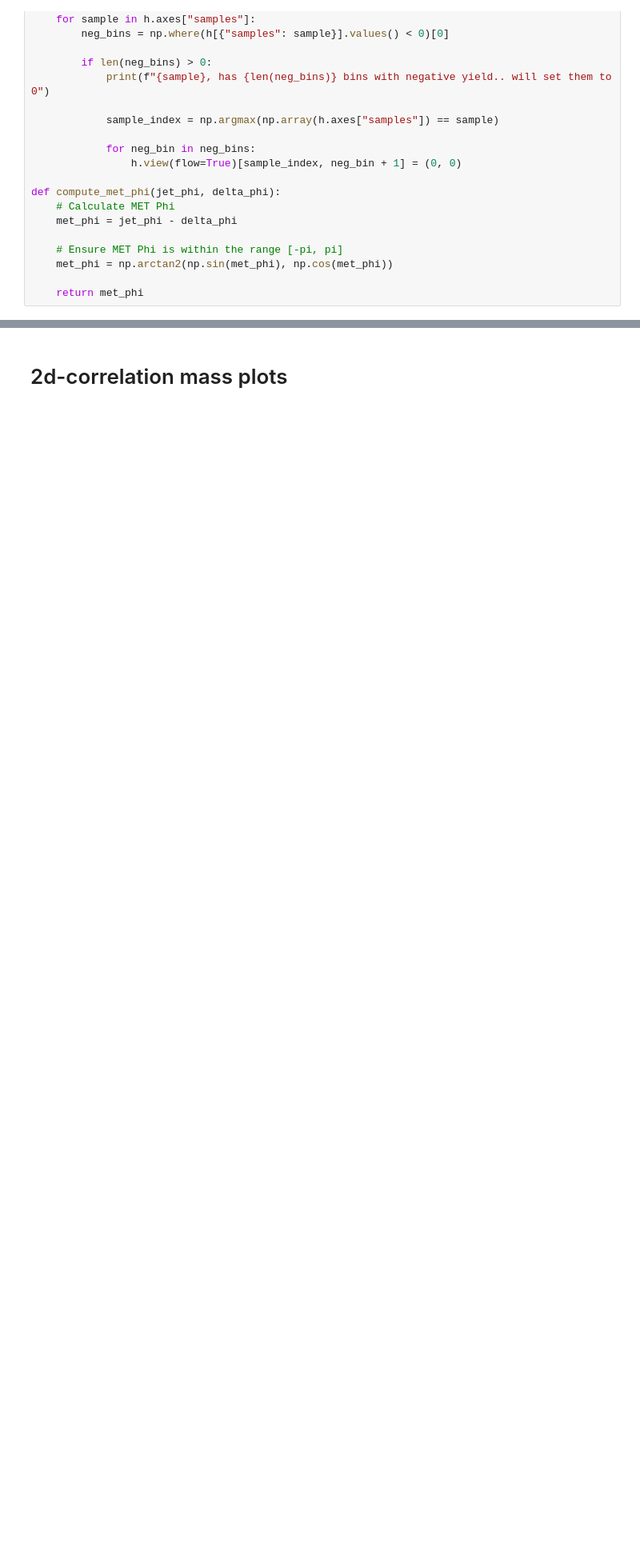
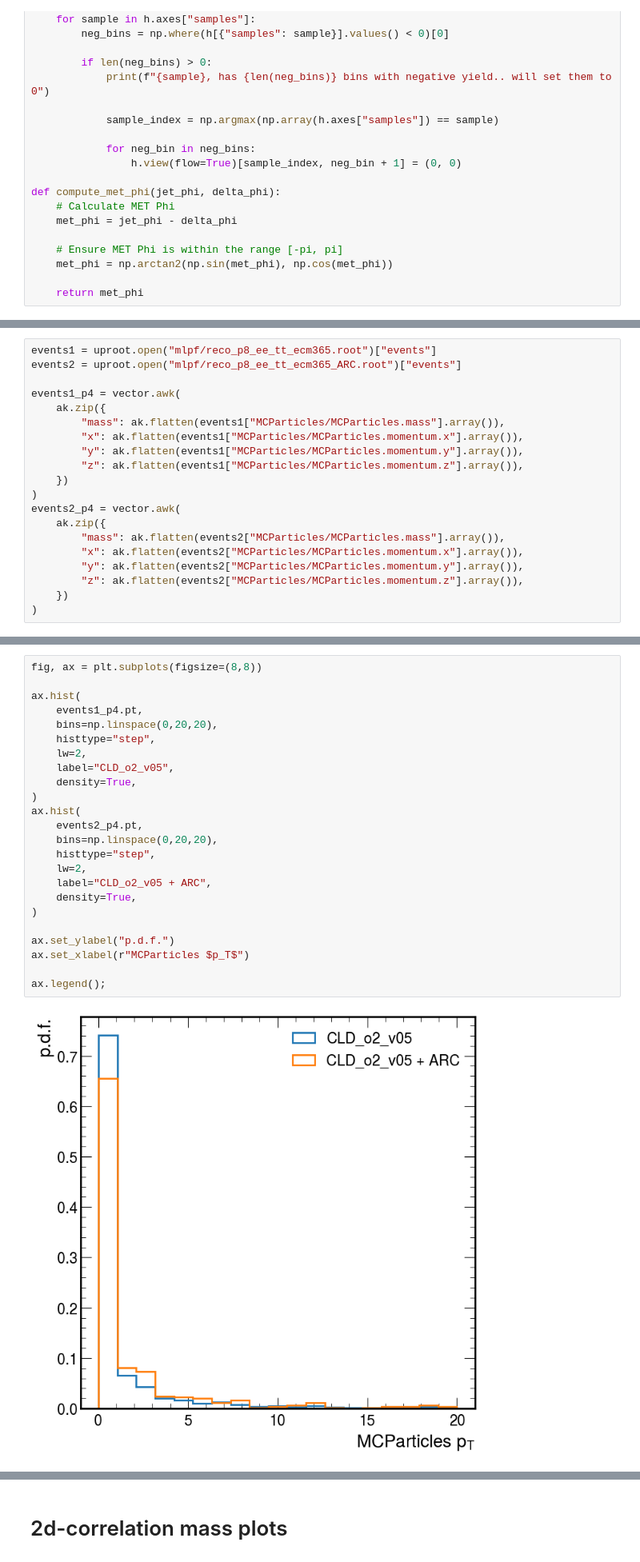
Before and after one commit to farakiko/boostedhiggs, a Jupyter notebook: binder/hists_plots.ipynb, the cells around one changed output, grey strips where cells are left out. Shown at 80% size. Drawn from its saved outputs; the diff is of its cells as text; blank space fills up the shorter version.

```diff
--- a/binder/hists_plots.ipynb
+++ b/binder/hists_plots.ipynb
@@ -1342,0 +1478,20 @@ Will plot met_pt histogram
+# %%
+events1 = uproot.open("mlpf/reco_p8_ee_tt_ecm365.root")["events"]
+events2 = uproot.open("mlpf/reco_p8_ee_tt_ecm365_ARC.root")["events"]
+
+events1_p4 = vector.awk(
+    ak.zip({
+        "mass": ak.flatten(events1["MCParticles/MCParticles.mass"].array()),
+        "x": ak.flatten(events1["MCParticles/MCParticles.momentum.x"].array()),
+        "y": ak.flatten(events1["MCParticles/MCParticles.momentum.y"].array()),
+        "z": ak.flatten(events1["MCParticles/MCParticles.momentum.z"].array()),
+    })
+)
+events2_p4 = vector.awk(
+    ak.zip({
+        "mass": ak.flatten(events2["MCParticles/MCParticles.mass"].array()),
+        "x": ak.flatten(events2["MCParticles/MCParticles.momentum.x"].array()),
+        "y": ak.flatten(events2["MCParticles/MCParticles.momentum.y"].array()),
+        "z": ak.flatten(events2["MCParticles/MCParticles.momentum.z"].array()),
+    })
+)
@@ -1342,0 +1605,26 @@ Will plot met_pt histogram
+# %%
+fig, ax = plt.subplots(figsize=(8,8))
+
+ax.hist(
+    events1_p4.pt,
+    bins=np.linspace(0,20,20),
+    histtype="step",
+    lw=2,
+    label="CLD_o2_v05",
+    density=True,
+)
+ax.hist(
+    events2_p4.pt,
+    bins=np.linspace(0,20,20),
+    histtype="step",
+    lw=2,
+    label="CLD_o2_v05 + ARC",
+    density=True,
+)
+
+ax.set_ylabel("p.d.f.")
+ax.set_xlabel(r"MCParticles $p_T$")
+
+ax.legend();
+# %% [output]
+[figure, added]
```
Also changed, not shown: parts of 27 cells of this notebook, 3 other files.
